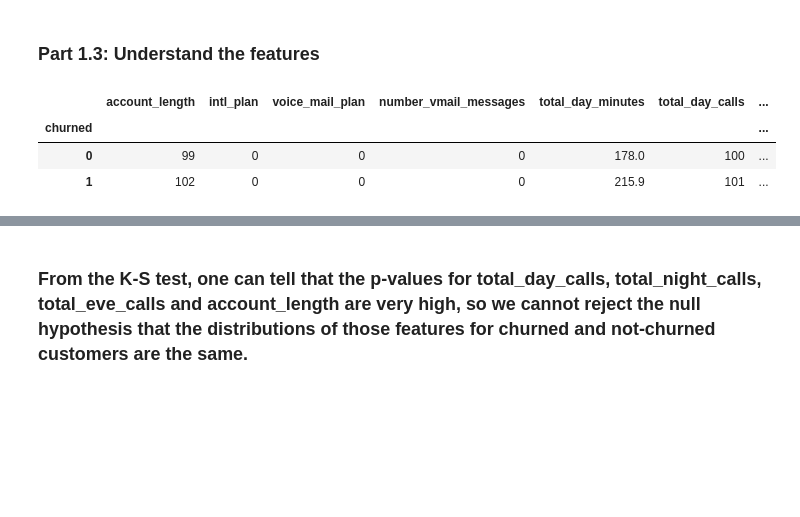
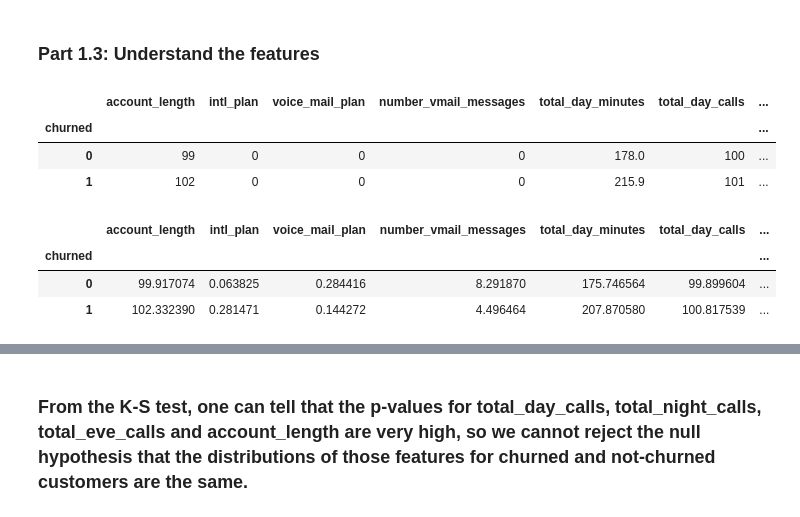
Before and after one commit to Ben-USC/Laidata_projects, a Jupyter notebook: project_1_customer_churn_prediction/Supervised_Learning_Customer_Churn_Prediction.ipynb, the cells around one changed output, grey strips where cells are left out. Cells and saved outputs as stored; diff of their text form; code cells hidden in the pictures; blank space fills up the shorter version.

```diff
--- a/project_1_customer_churn_prediction/Supervised_Learning_Customer_Churn_Prediction.ipynb
+++ b/project_1_customer_churn_prediction/Supervised_Learning_Customer_Churn_Prediction.ipynb
@@ -88,13 +85,21 @@ df_1 = data[['voice_mail_plan', 'intl_plan', 'churned']]
 # %% [markdown]
 ### Part 1.3:  Understand the features
+# %%
+# Compare the median of features between the two classes
+data.groupby('churned').median().drop(['area_code'], axis=1)
+# %% [output]
+|  | account_length | intl_plan | voice_mail_plan | number_vmail_messages | total_day_minutes | total_day_calls | ... |
+| churned |  |  |  |  |  |  | ... |
+| 0 | 99 | 0 | 0 | 0 | 178.0 | 100 | ... |
+| 1 | 102 | 0 | 0 | 0 | 215.9 | 101 | ... |
 # %%
 # Compare the mean values of features between the two classes
-data.groupby('churned').median().drop(['area_code'], axis=1)
+data.groupby('churned').mean().drop(['area_code'], axis=1)
 # %% [output]
 |  | account_length | intl_plan | voice_mail_plan | number_vmail_messages | total_day_minutes | total_day_calls | ... |
 | churned |  |  |  |  |  |  | ... |
-| 0 | 99 | 0 | 0 | 0 | 178.0 | 100 | ... |
-| 1 | 102 | 0 | 0 | 0 | 215.9 | 101 | ... |
+| 0 | 99.917074 | 0.063825 | 0.284416 | 8.291870 | 175.746564 | 99.899604 | ... |
+| 1 | 102.332390 | 0.281471 | 0.144272 | 4.496464 | 207.870580 | 100.817539 | ... |
 # %%
 from scipy.stats import ks_2samp
 columns = set(data.columns) - {"area_code","phone_number","state","churned"}
```
Also changed, not shown: parts of 15 cells of this notebook.
